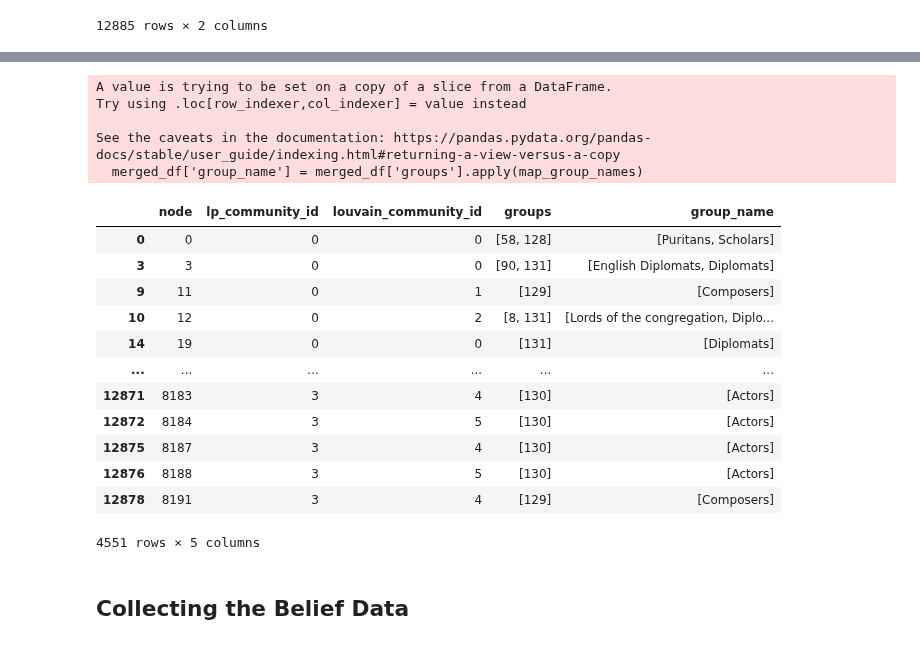
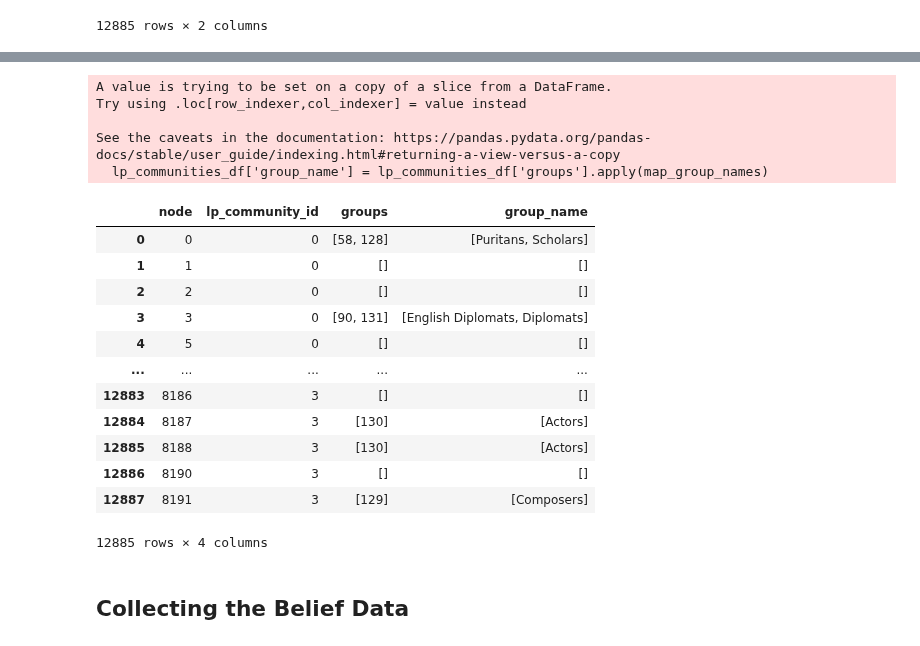
Before and after one commit to alexandroskoliousis/polygraphs, a Jupyter notebook: examples/francisbacon/community_analysis.ipynb, the cells around one changed output, grey strips where cells are left out. Cells and saved outputs as stored; diff of their text form; code cells hidden in the pictures.

```diff
--- a/examples/francisbacon/community_analysis.ipynb
+++ b/examples/francisbacon/community_analysis.ipynb
@@ -191,5 +122,5 @@ merged_df.head()  # Display first few rows
 # %%
-merged_df['groups'] = merged_df['node'].apply(lambda x: G.nodes[x].get('groups', []))
+lp_communities_df['groups'] = lp_communities_df['node'].apply(lambda x: G.nodes[x].get('groups', []))
 
-merged_df
+lp_communities_df
 # %% [output]
@@ -228,36 +145,36 @@ merged_df
 # %%
 groups_df = pd.read_csv('/Users/prudhvivuda/Documents/SDFB_groups_2023_04_05.csv')
 
 # Create a dictionary mapping group ID to group name
 entity_id_to_name = dict(zip(groups_df['id'], groups_df['name']))
 
 # Function to map group IDs to group names
 def map_group_names(entity_ids):
     return [entity_id_to_name.get(gid, "Unknown") for gid in entity_ids]
 
 # Apply the mapping function to the 'groups' column
-merged_df['group_name'] = merged_df['groups'].apply(map_group_names)
+lp_communities_df['group_name'] = lp_communities_df['groups'].apply(map_group_names)
 
-merged_df
+lp_communities_df
 # %% [output]
 A value is trying to be set on a copy of a slice from a DataFrame.
 Try using .loc[row_indexer,col_indexer] = value instead
 
 See the caveats in the documentation: https://pandas.pydata.org/pandas-docs/stable/user_guide/indexing.html#returning-a-view-versus-a-copy
-  merged_df['group_name'] = merged_df['groups'].apply(map_group_names)
+  lp_communities_df['group_name'] = lp_communities_df['groups'].apply(map_group_names)
-|  | node | lp_community_id | louvain_community_id | groups | group_name |
-| 0 | 0 | 0 | 0 | [58, 128] | [Puritans, Scholars] |
-| 3 | 3 | 0 | 0 | [90, 131] | [English Diplomats, Diplomats] |
-| 9 | 11 | 0 | 1 | [129] | [Composers] |
-| 10 | 12 | 0 | 2 | [8, 131] | [Lords of the congregation, Diplo... |
-| 14 | 19 | 0 | 0 | [131] | [Diplomats] |
-| ... | ... | ... | ... | ... | ... |
-| 12871 | 8183 | 3 | 4 | [130] | [Actors] |
-| 12872 | 8184 | 3 | 5 | [130] | [Actors] |
-| 12875 | 8187 | 3 | 4 | [130] | [Actors] |
-| 12876 | 8188 | 3 | 5 | [130] | [Actors] |
-| 12878 | 8191 | 3 | 4 | [129] | [Composers] |
+|  | node | lp_community_id | groups | group_name |
+| 0 | 0 | 0 | [58, 128] | [Puritans, Scholars] |
+| 1 | 1 | 0 | [] | [] |
+| 2 | 2 | 0 | [] | [] |
+| 3 | 3 | 0 | [90, 131] | [English Diplomats, Diplomats] |
+| 4 | 5 | 0 | [] | [] |
+| ... | ... | ... | ... | ... |
+| 12883 | 8186 | 3 | [] | [] |
+| 12884 | 8187 | 3 | [130] | [Actors] |
+| 12885 | 8188 | 3 | [130] | [Actors] |
+| 12886 | 8190 | 3 | [] | [] |
+| 12887 | 8191 | 3 | [129] | [Composers] |
-4551 rows × 5 columns
+12885 rows × 4 columns
 # %% [markdown]
 ## Collecting the Belief Data
 # %%
```
Also changed, not shown: parts of 30 cells of this notebook, 1 other file.
